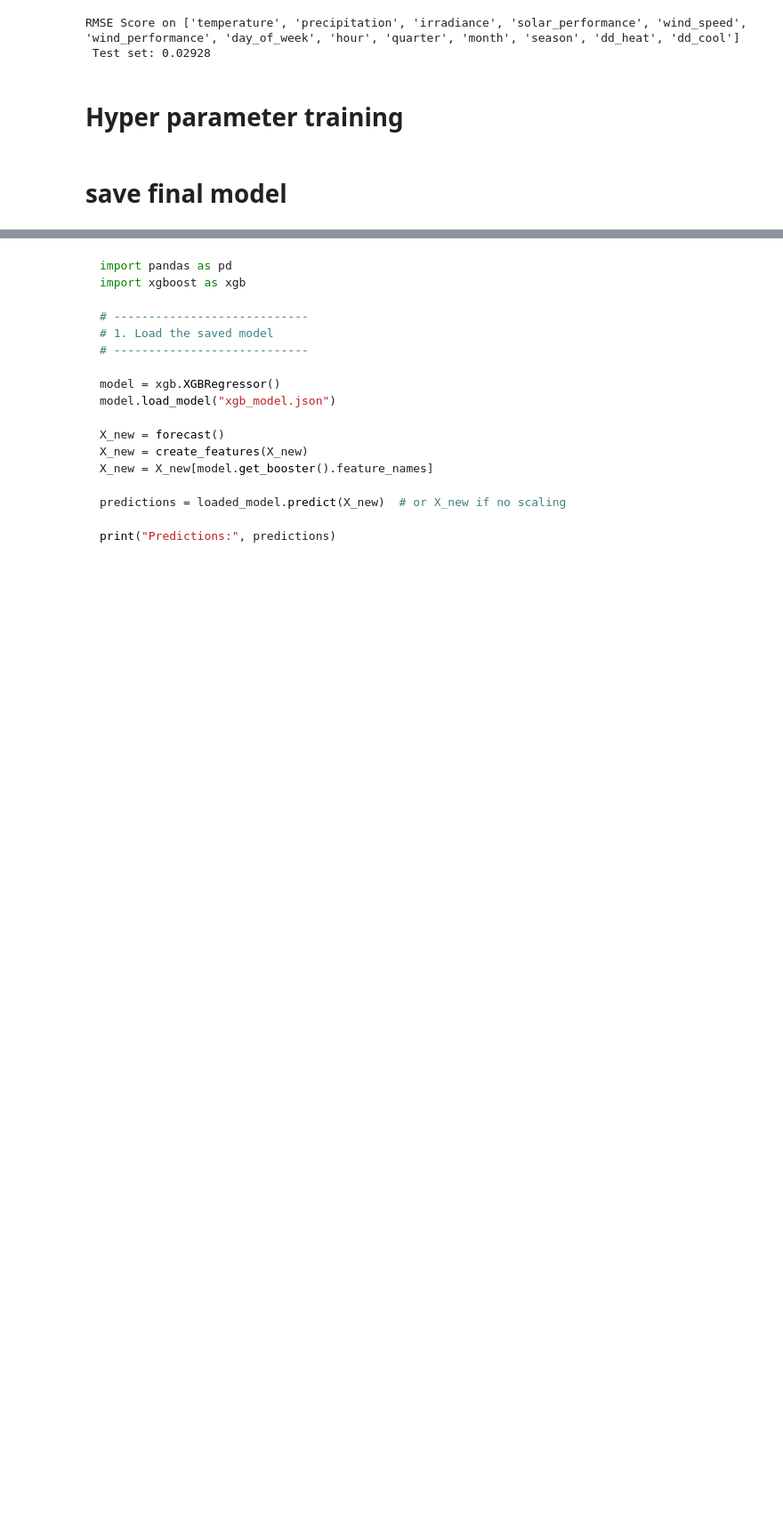
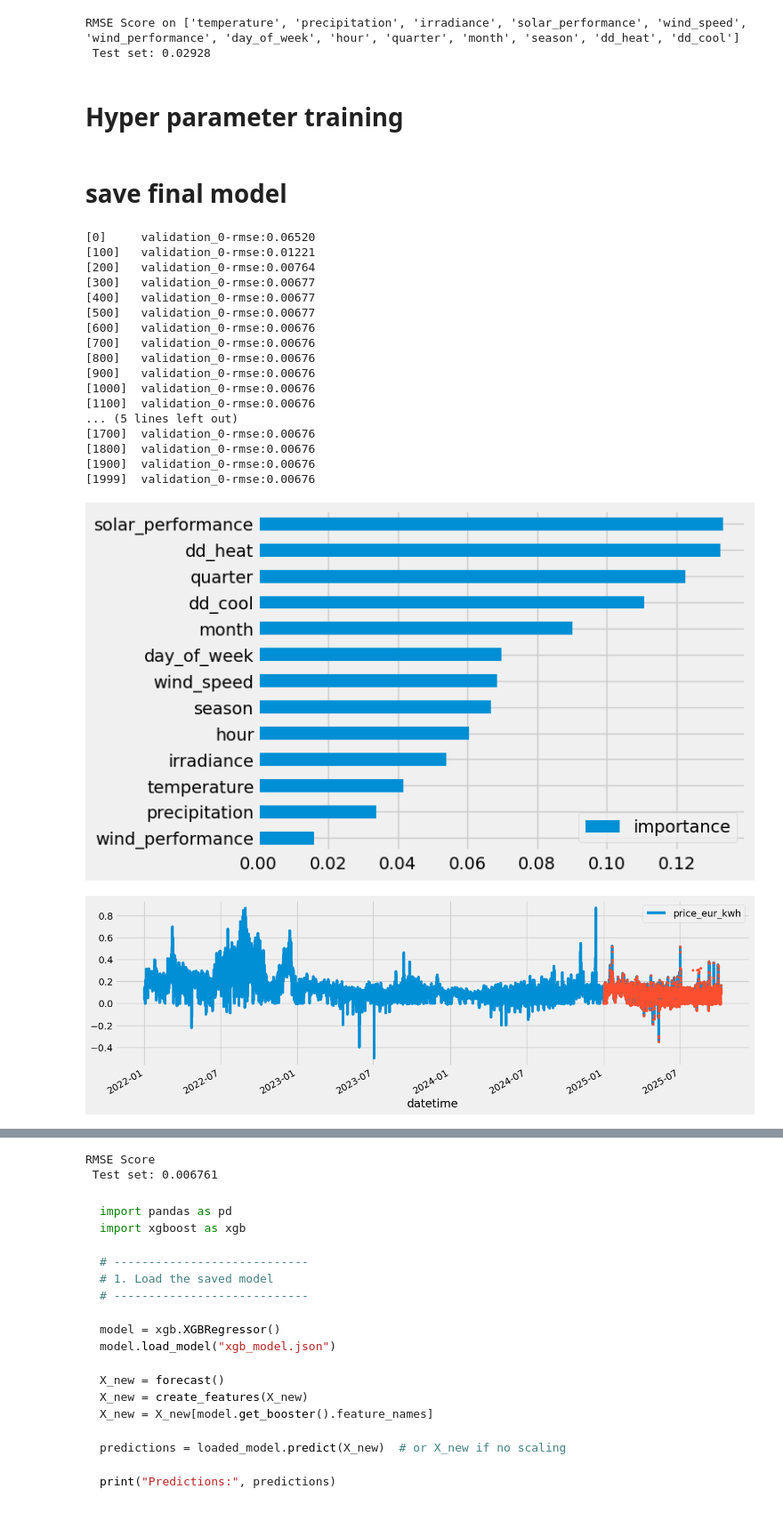
Before and after one commit to jsimonetti/daysahead, a Jupyter notebook: daysahead.ipynb, the cells around one changed output, grey strips where cells are left out. Shown: that part at 89% size. Drawn from its saved outputs; the diff is of its cells as text; code cells hidden in the pictures; blank space fills up the shorter version.

Commit message:
Train model on full dataset.
Signed-off-by: Jeroen Simonetti <jeroen@simonetti.nl>

```diff
--- a/daysahead.ipynb
+++ b/daysahead.ipynb
@@ -348,0 +347,59 @@ my_model.save_model("daysahead_xgb_model.json")
+# %%
+# train final model on all data
+reg = xgb.XGBRegressor(n_estimators=700, early_stopping_rounds=50, learning_rate=0.05, max_depth=17)
+X = df[FEATURES_FORECAST_AND_METRICS_AND_DD]
+y = df[TARGET]
+X_test = test[FEATURES_FORECAST_AND_METRICS_AND_DD]
+y_test = test[TARGET]
+reg.fit(X, y, eval_set=[(X_test, y_test)], verbose=100)
+
+
+
+# feature importance
+fi = pd.DataFrame(data=reg.feature_importances_,
+         index=reg.feature_names_in_,
+         columns=['importance'])
+
+fi.sort_values('importance').plot(kind='barh')
+plt.show()
+
+# forcast on set
+test['prediction'] = reg.predict(X_test)
+model_df = df.merge(test[['prediction']], how='left', left_index=True, right_index=True)
+ax = model_df[['price_eur_kwh']].plot(figsize=(15,5))
+model_df['prediction'].plot(ax=ax, style='.')
+plt.show()
+
+# show a week prediction
+daterange = (model_df.index > '09-27-2025') & (model_df.index < '10-04-2025')
+
+ax = model_df.loc[daterange]['price_eur_kwh'] \
+.plot(figsize=(15,5), title='Week of Data')
+model_df.loc[daterange]['prediction'] \
+    .plot(style='.')
+plt.legend(['Truth Data', 'Prediction'])
+plt.show()
+
+# score
+score = np.sqrt(mean_squared_error(test['price_eur_kwh'], test['prediction']))
+print(f'RMSE Score\n Test set: {score:0.4}')
+# %% [output]
+[0]     validation_0-rmse:0.06520
+[100]   validation_0-rmse:0.01221
+[200]   validation_0-rmse:0.00764
+[300]   validation_0-rmse:0.00677
+[400]   validation_0-rmse:0.00677
+[500]   validation_0-rmse:0.00677
+[600]   validation_0-rmse:0.00676
+[700]   validation_0-rmse:0.00676
+[800]   validation_0-rmse:0.00676
+[900]   validation_0-rmse:0.00676
+[1000]  validation_0-rmse:0.00676
+[1100]  validation_0-rmse:0.00676
+... (5 lines left out)
+[1700]  validation_0-rmse:0.00676
+[1800]  validation_0-rmse:0.00676
+[1900]  validation_0-rmse:0.00676
+[1999]  validation_0-rmse:0.00676
+[figure, added]
+[figure, added]
@@ -348,0 +407,2 @@ my_model.save_model("daysahead_xgb_model.json")
+RMSE Score
+ Test set: 0.006761
```
Also changed, not shown: parts of 3 cells of this notebook.
